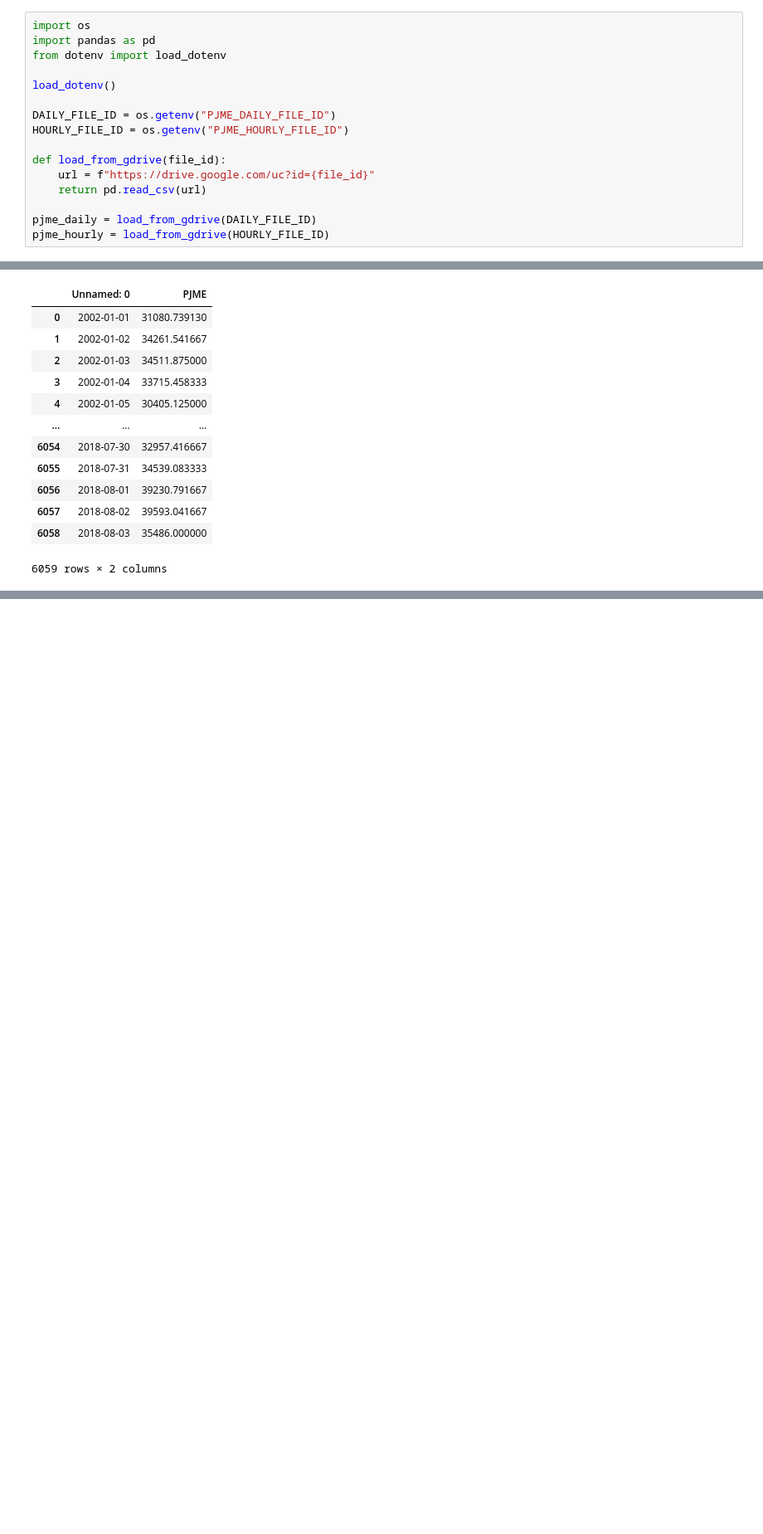
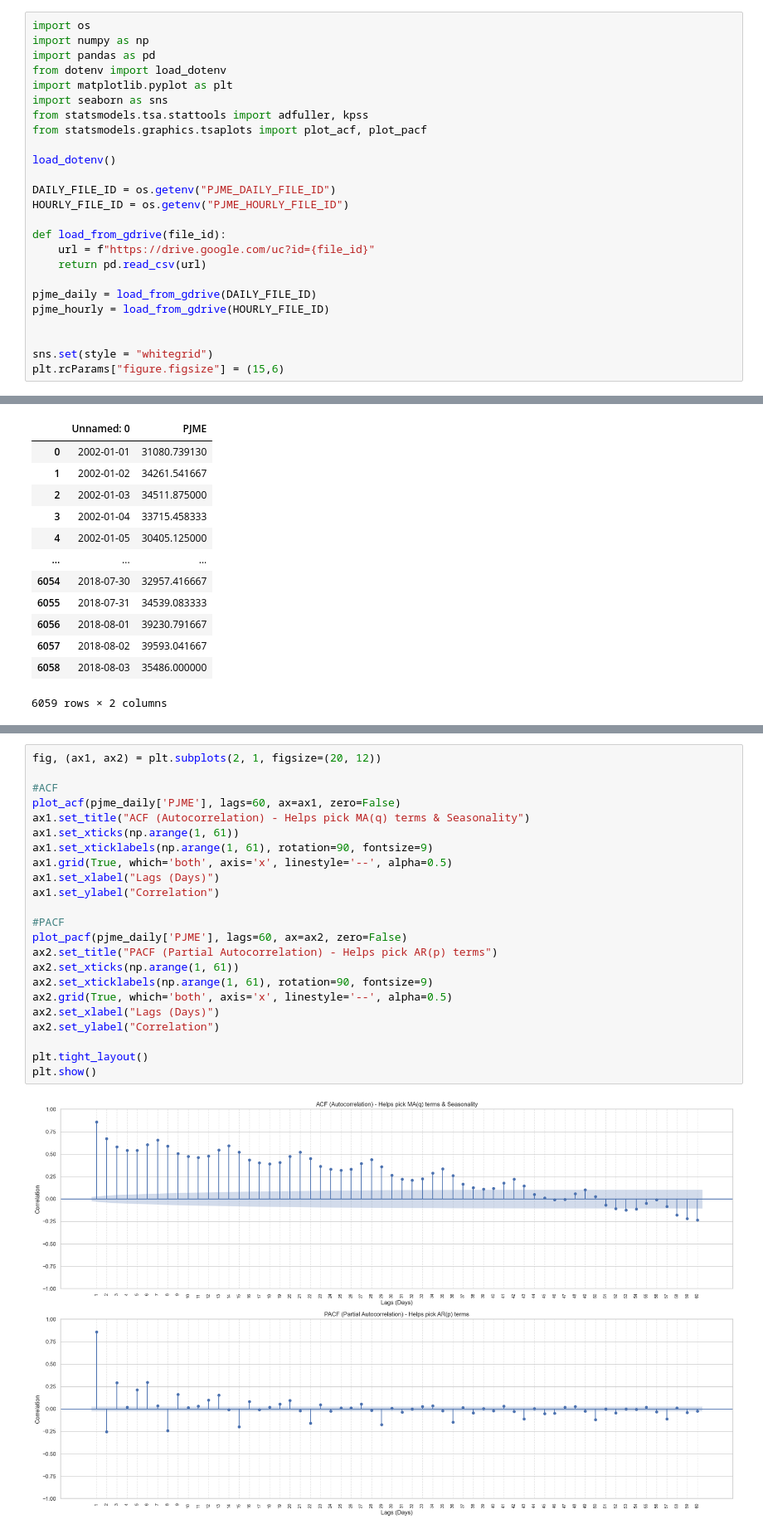
Before and after one commit to alanmakowski16/time_series-project, a Jupyter notebook: notebooks/2step.ipynb, the cells around one changed output, grey strips where cells are left out. Shown at 83% size. Cells and saved outputs as stored; diff of their text form; blank space fills up the shorter version.

Commit message:
stationarity test and autocorrelation analysis, insight for modelling

```diff
--- a/notebooks/2step.ipynb
+++ b/notebooks/2step.ipynb
@@ -1,7 +1,12 @@
 # %%
 import os
+import numpy as np
 import pandas as pd
 from dotenv import load_dotenv
+import matplotlib.pyplot as plt
+import seaborn as sns
+from statsmodels.tsa.stattools import adfuller, kpss
+from statsmodels.graphics.tsaplots import plot_acf, plot_pacf
 
 load_dotenv()
 
@@ -14,6 +19,10 @@ def load_from_gdrive(file_id):
 
 pjme_daily = load_from_gdrive(DAILY_FILE_ID)
 pjme_hourly = load_from_gdrive(HOURLY_FILE_ID)
+
+
+sns.set(style = "whitegrid")
+plt.rcParams["figure.figsize"] = (15,6)
 # %%
 pjme_daily
 # %% [output]
@@ -32,0 +65,25 @@ pjme_daily
+# %%
+fig, (ax1, ax2) = plt.subplots(2, 1, figsize=(20, 12))
+
+#ACF
+plot_acf(pjme_daily['PJME'], lags=60, ax=ax1, zero=False)
+ax1.set_title("ACF (Autocorrelation) - Helps pick MA(q) terms & Seasonality")
+ax1.set_xticks(np.arange(1, 61))
+ax1.set_xticklabels(np.arange(1, 61), rotation=90, fontsize=9)
+ax1.grid(True, which='both', axis='x', linestyle='--', alpha=0.5)
+ax1.set_xlabel("Lags (Days)")
+ax1.set_ylabel("Correlation")
+
+#PACF
+plot_pacf(pjme_daily['PJME'], lags=60, ax=ax2, zero=False)
+ax2.set_title("PACF (Partial Autocorrelation) - Helps pick AR(p) terms")
+ax2.set_xticks(np.arange(1, 61))
+ax2.set_xticklabels(np.arange(1, 61), rotation=90, fontsize=9)
+ax2.grid(True, which='both', axis='x', linestyle='--', alpha=0.5)
+ax2.set_xlabel("Lags (Days)")
+ax2.set_ylabel("Correlation")
+
+plt.tight_layout()
+plt.show()
+# %% [output]
+[figure, added]
```
Also changed, not shown: parts of 2 cells of this notebook.
